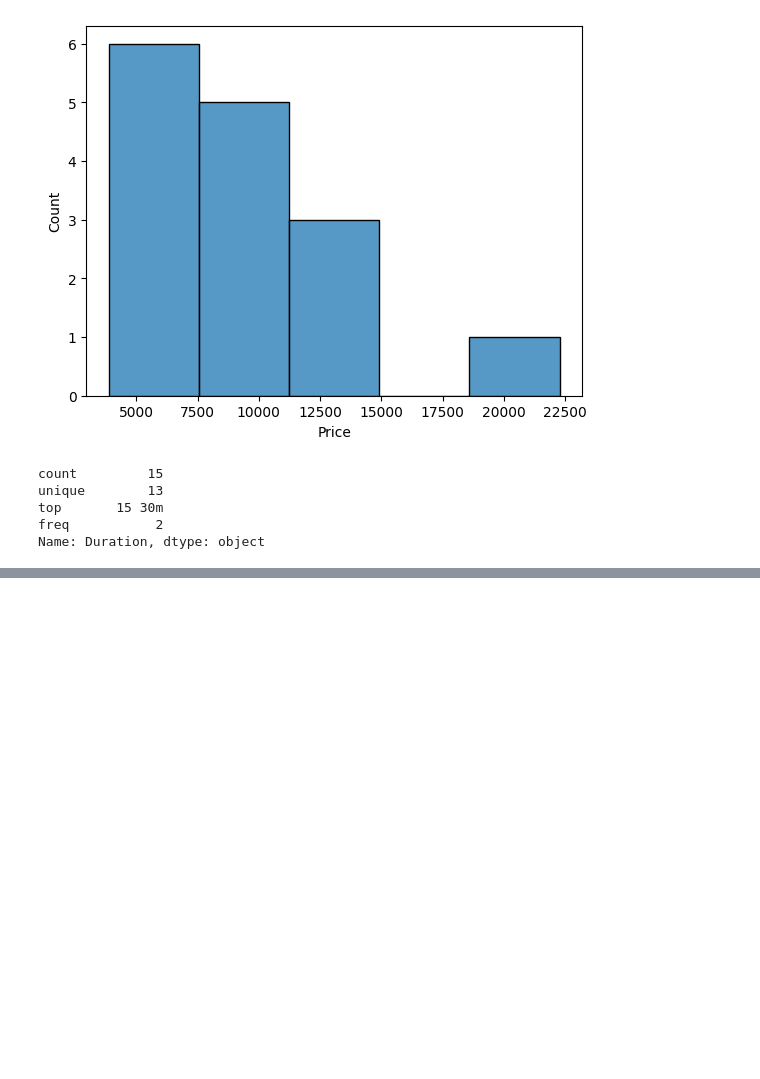
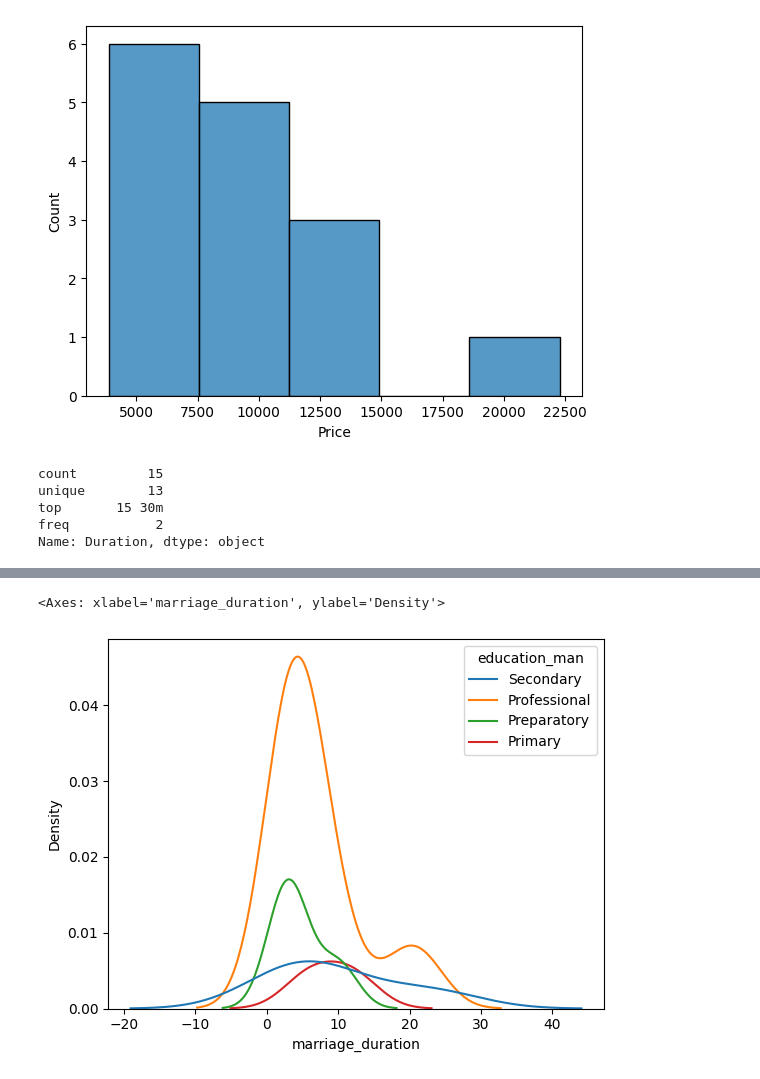
Before and after one commit to eldertaveira/python_data_fundamentals, a Jupyter notebook: exploratory_data_analisys.ipynb, the cells around one changed output, grey strips where cells are left out. Drawn from its saved outputs; the diff is of its cells as text; code cells hidden in the pictures; blank space fills up the shorter version.

```diff
--- a/exploratory_data_analisys.ipynb
+++ b/exploratory_data_analisys.ipynb
@@ -528,0 +632,2 @@ Name: Duration, dtype: object
+# %%
+divorce['marriage_date'] = pd.to_datetime(divorce['marriage_date'])
@@ -528,0 +650,6 @@ Name: Duration, dtype: object
+# %%
+divorce['divorce_date'] = pd.to_datetime(divorce['divorce_date'])
+# %%
+divorce['dob_man'] = pd.to_datetime(divorce['dob_man'])
+# %%
+divorce['dob_woman'] = pd.to_datetime(divorce['dob_woman'])
@@ -528,0 +678,5 @@ Name: Duration, dtype: object
+# %%
+sns.kdeplot(data=divorce, x='marriage_duration', hue='education_man')
+# %% [output]
+<Axes: xlabel='marriage_duration', ylabel='Density'>
+[figure, added]
```
Also changed, not shown: parts of 24 cells of this notebook, 1 other file.
